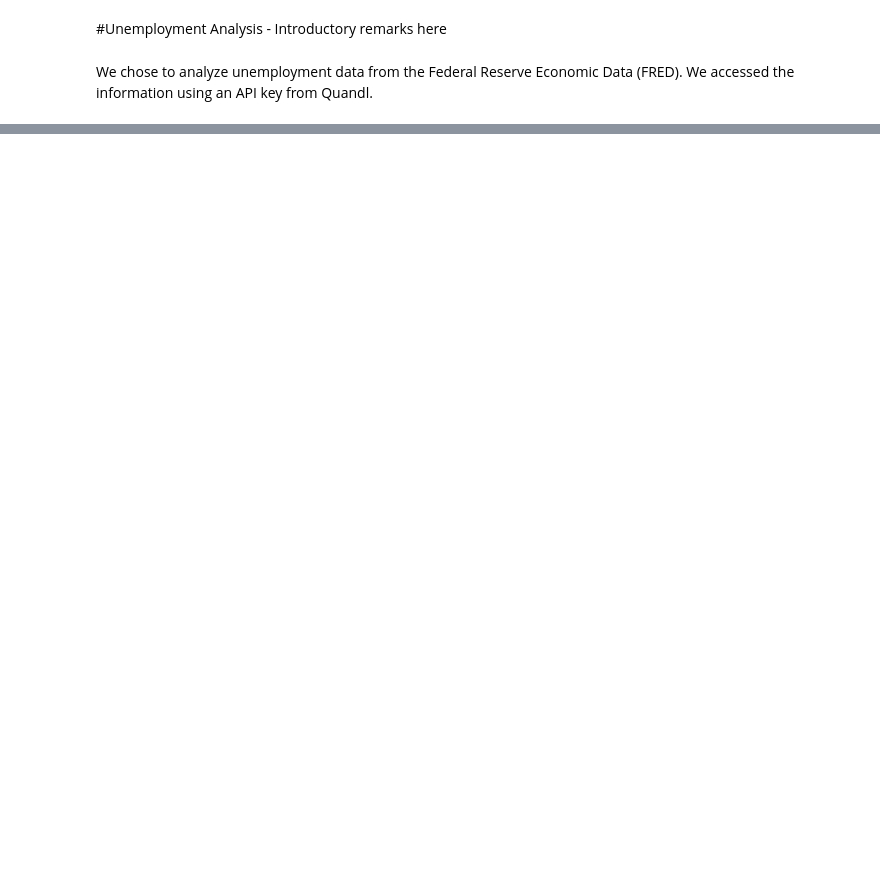
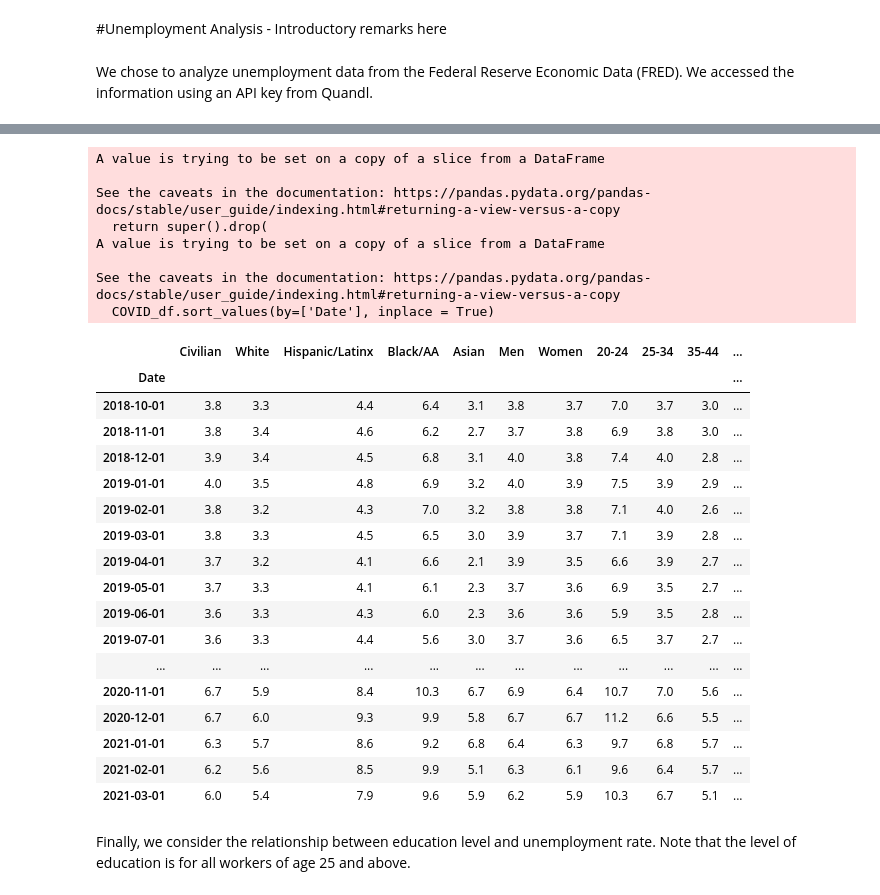
Before and after one commit to Tanishakapoor1990/project-repository, a Jupyter notebook: Unemployment_Lilla_edit_042521.ipynb, the cells around one changed output, grey strips where cells are left out. Cells and saved outputs as stored; diff of their text form; code cells hidden in the pictures; blank space fills up the shorter version.

```diff
--- a/Unemployment_Lilla_edit_042521.ipynb
+++ b/Unemployment_Lilla_edit_042521.ipynb
@@ -708,0 +247,7 @@ NameError: name 'plt' is not defined
+# %%
+# Create COVID dataframe by reading .csv and applying a filter
+COVID = pd.read_csv('unemployment.csv')
+COVID.drop(columns = ['Unnamed: 0'], inplace = True)
+COVID.columns = ['Date', 'Civilian','White', 'Hispanic/Latinx','Black/AA', 'Asian', 'Men', 'Women', '20-24','25-34','35-44',
+                           '45-54', '>55','Less_than_HS', 'HS', 'College', 'Masters', 'PhD']
+COVID
@@ -708,0 +268,9 @@ NameError: name 'plt' is not defined
+# %%
+
+# First, we make a subset of the dataframe, called COVID_df, using a filtering technique:
+start_date = "2018-09-01"
+end_date= "2021-03-01"
+
+mask = (COVID['Date'] > start_date) & (COVID['Date'] <= end_date)
+COVID_df = COVID.loc[mask]
+COVID_df.head()
@@ -708,0 +284,32 @@ NameError: name 'plt' is not defined
+# %%
+COVID_df.drop(COVID_df.index[30:879], inplace=True)
+COVID_df.sort_values(by=['Date'], inplace = True)
+COVID_df.set_index('Date', inplace = True)
+COVID_df
+# %% [output]
+A value is trying to be set on a copy of a slice from a DataFrame
+
+See the caveats in the documentation: https://pandas.pydata.org/pandas-docs/stable/user_guide/indexing.html#returning-a-view-versus-a-copy
+  return super().drop(
+A value is trying to be set on a copy of a slice from a DataFrame
+
+See the caveats in the documentation: https://pandas.pydata.org/pandas-docs/stable/user_guide/indexing.html#returning-a-view-versus-a-copy
+  COVID_df.sort_values(by=['Date'], inplace = True)
+|  | Civilian | White | Hispanic/Latinx | Black/AA | Asian | Men | Women | 20-24 | 25-34 | 35-44 | ... |
+| Date |  |  |  |  |  |  |  |  |  |  | ... |
+| 2018-10-01 | 3.8 | 3.3 | 4.4 | 6.4 | 3.1 | 3.8 | 3.7 | 7.0 | 3.7 | 3.0 | ... |
+| 2018-11-01 | 3.8 | 3.4 | 4.6 | 6.2 | 2.7 | 3.7 | 3.8 | 6.9 | 3.8 | 3.0 | ... |
+| 2018-12-01 | 3.9 | 3.4 | 4.5 | 6.8 | 3.1 | 4.0 | 3.8 | 7.4 | 4.0 | 2.8 | ... |
+| 2019-01-01 | 4.0 | 3.5 | 4.8 | 6.9 | 3.2 | 4.0 | 3.9 | 7.5 | 3.9 | 2.9 | ... |
+| 2019-02-01 | 3.8 | 3.2 | 4.3 | 7.0 | 3.2 | 3.8 | 3.8 | 7.1 | 4.0 | 2.6 | ... |
+| 2019-03-01 | 3.8 | 3.3 | 4.5 | 6.5 | 3.0 | 3.9 | 3.7 | 7.1 | 3.9 | 2.8 | ... |
+| 2019-04-01 | 3.7 | 3.2 | 4.1 | 6.6 | 2.1 | 3.9 | 3.5 | 6.6 | 3.9 | 2.7 | ... |
+| 2019-05-01 | 3.7 | 3.3 | 4.1 | 6.1 | 2.3 | 3.7 | 3.6 | 6.9 | 3.5 | 2.7 | ... |
+| 2019-06-01 | 3.6 | 3.3 | 4.3 | 6.0 | 2.3 | 3.6 | 3.6 | 5.9 | 3.5 | 2.8 | ... |
+| 2019-07-01 | 3.6 | 3.3 | 4.4 | 5.6 | 3.0 | 3.7 | 3.6 | 6.5 | 3.7 | 2.7 | ... |
+| ... | ... | ... | ... | ... | ... | ... | ... | ... | ... | ... | ... |
+| 2020-11-01 | 6.7 | 5.9 | 8.4 | 10.3 | 6.7 | 6.9 | 6.4 | 10.7 | 7.0 | 5.6 | ... |
+| 2020-12-01 | 6.7 | 6.0 | 9.3 | 9.9 | 5.8 | 6.7 | 6.7 | 11.2 | 6.6 | 5.5 | ... |
+| 2021-01-01 | 6.3 | 5.7 | 8.6 | 9.2 | 6.8 | 6.4 | 6.3 | 9.7 | 6.8 | 5.7 | ... |
+| 2021-02-01 | 6.2 | 5.6 | 8.5 | 9.9 | 5.1 | 6.3 | 6.1 | 9.6 | 6.4 | 5.7 | ... |
+| 2021-03-01 | 6.0 | 5.4 | 7.9 | 9.6 | 5.9 | 6.2 | 5.9 | 10.3 | 6.7 | 5.1 | ... |
@@ -708,0 +328,3 @@ NameError: name 'plt' is not defined
+# %% [markdown]
+Finally, we consider the relationship between education level and unemployment rate. Note that the level
+of education is for all workers of age 25 and above.
```
Also changed, not shown: parts of 115 cells of this notebook.
